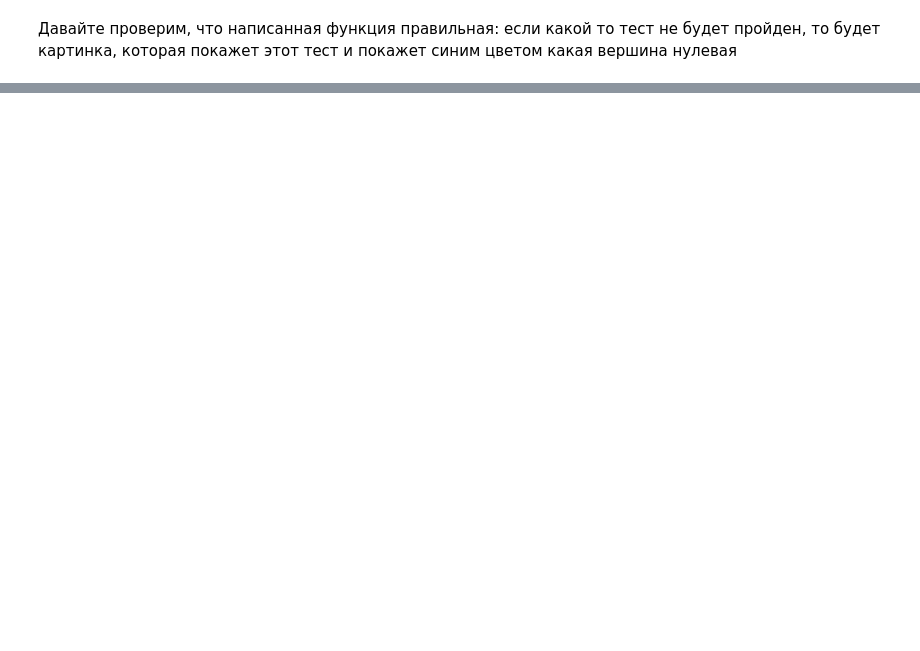
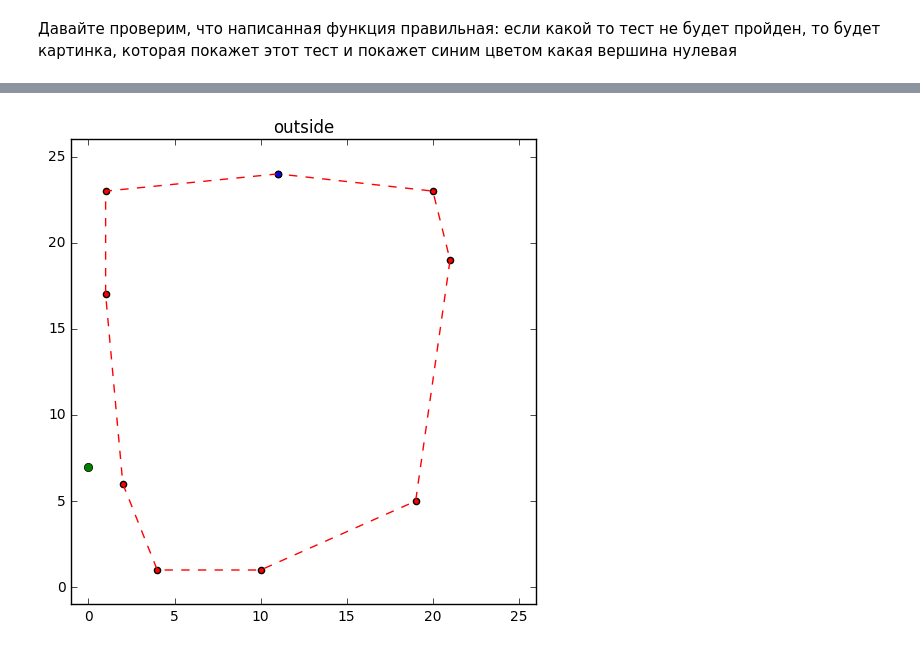
Before and after one commit to CT-18/cg, a Jupyter notebook: inside the convex figure/inside the convex figure.ipynb, the cells around one changed output, grey strips where cells are left out. Drawn from its saved outputs; the diff is of its cells as text; code cells hidden in the pictures; blank space fills up the shorter version.

```diff
--- a/inside the convex figure/inside the convex figure.ipynb
+++ b/inside the convex figure/inside the convex figure.ipynb
@@ -57,0 +72,8 @@ All tests ok
+# %%
+test=[[[11, 24], [1, 23], [1, 17], [2, 6], [4, 1], [10, 1], [19, 5], [21, 19], [20, 23]],
+     [0, 7]]
+
+solutions.test(check)
+solutions.showTest(test,check)
+# %% [output]
+[figure, added]
```
Also changed, not shown: parts of 4 cells of this notebook, 7 other files.
